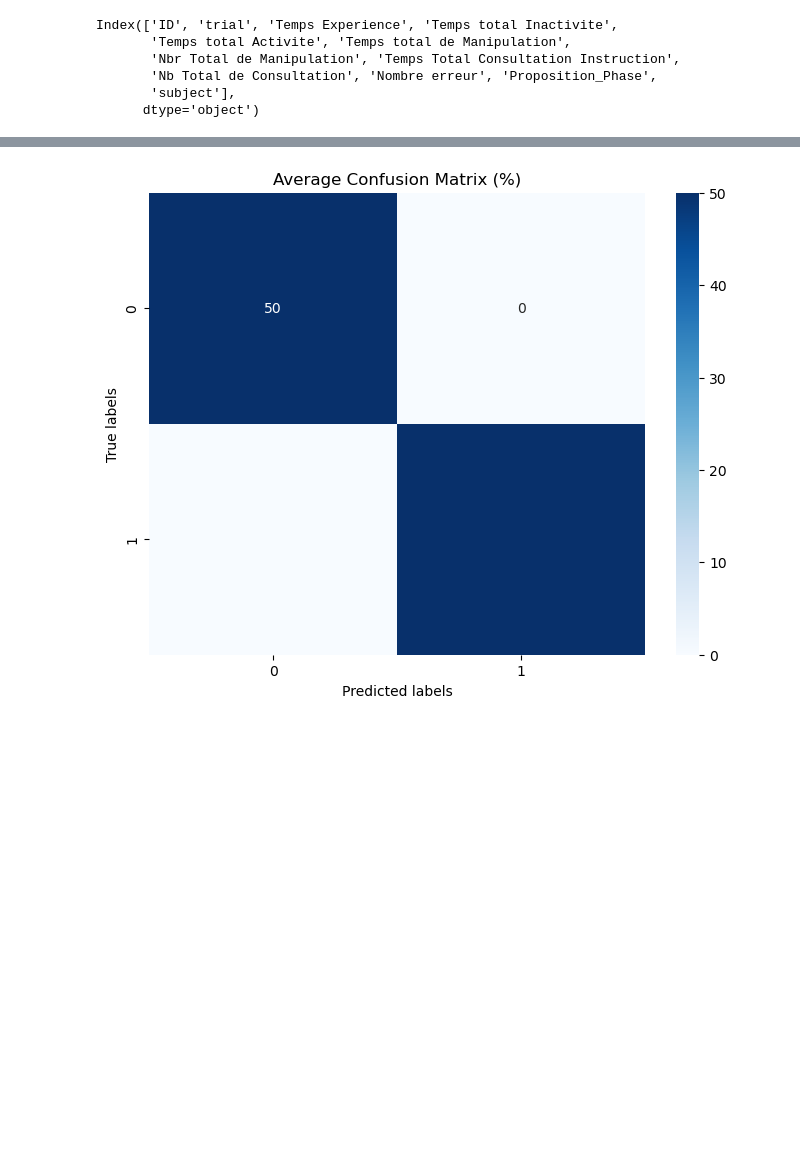
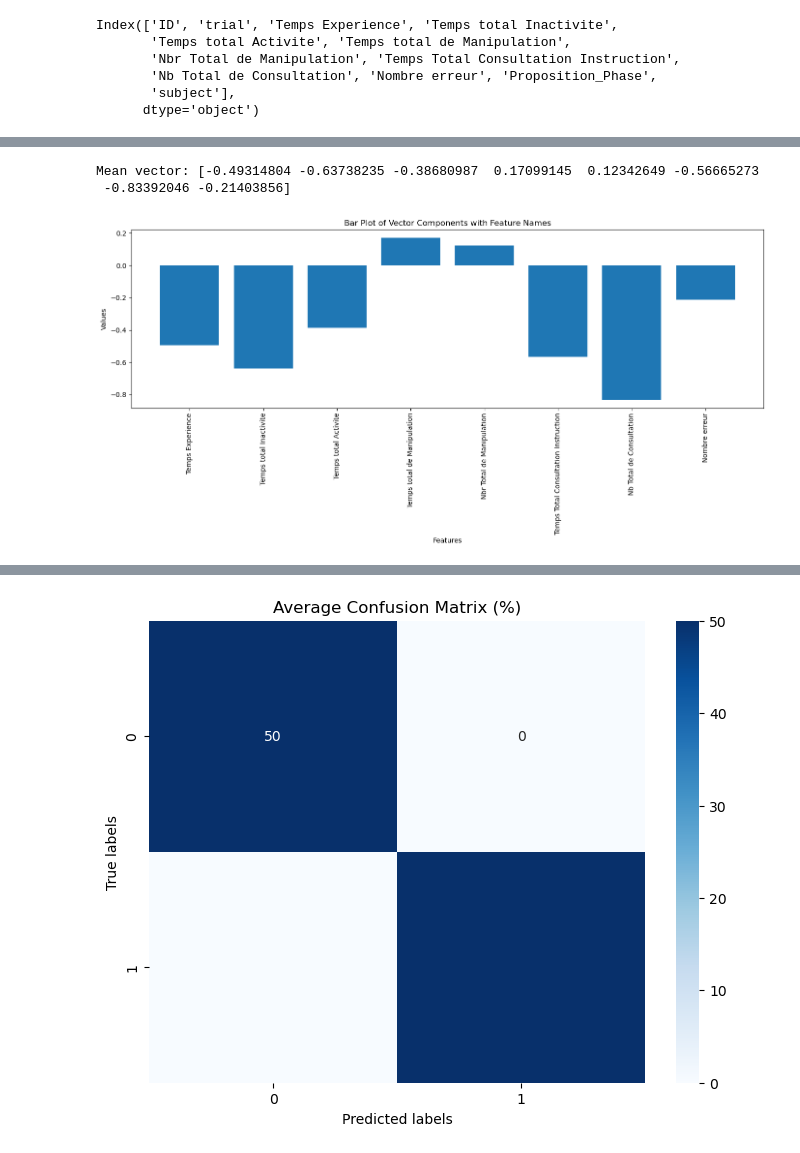
Before and after one commit to Momellouky/MentalWorkload-PhysiologicalSignals-ML_, a Jupyter notebook: src/notebooks/physio_and_cpt_signals.ipynb, the cells around one changed output, grey strips where cells are left out. Cells and saved outputs as stored; diff of their text form; code cells hidden in the pictures; blank space fills up the shorter version.

Commit message:
feat: train the combined model
The combined model uses both physio and behavioral data to predict low
vs high mental workload

```diff
--- a/src/notebooks/physio_and_cpt_signals.ipynb
+++ b/src/notebooks/physio_and_cpt_signals.ipynb
@@ -849 +891,3 @@ cpt_norm_f = cpt_norm_f[cpt_norm_f['subject'] != 'S57']
+# %%
+f_cpt_df_f = f_cpt_df_f[f_cpt_df_f['subject'] != 'S57']
 # %%
@@ -922,9 +972,9 @@ dummy_model = DummyClassifier(strategy="most_frequent")
 
 logo = LeaveOneGroupOut()
 
-subject_grps = cpt_norm_f.subject.unique()
-X = cpt_norm_f.drop(columns=['ID', 'trial', 'subject', 'Proposition_Phase', 'label'])
-y = cpt_norm_f.label
+subject_grps = f_cpt_df_f.subject.unique()
+X = f_cpt_df_f.drop(columns=['ID', 'trial', 'subject', 'Proposition_Phase', 'label'])
+y = f_cpt_df_f.label
 
 dummy_accuracies_lst = []
 dummy_cm_lst = []
@@ -935,16 +985,16 @@ counter = 1
 
 
 print(f"- Start the training process")
-all_subjects = cpt_norm_f.subject.unique()
+all_subjects = f_cpt_df_f.subject.unique()
 accuracies_lst = []
 f1_scores_lst = []
 recall_score_lst = []
 #loop over all conditions
 for idx, subject_ID in enumerate(all_subjects):
-    x_train = cpt_norm_f.loc[cpt_norm_f['subject'] != subject_ID].drop(['ID', 'trial', 'subject', 'Proposition_Phase', 'label'], axis=1)
-    x_test = cpt_norm_f.loc[cpt_norm_f['subject'] == subject_ID].drop(['ID', 'trial', 'subject', 'Proposition_Phase', 'label'], axis=1)
-    y_train = cpt_norm_f.loc[cpt_norm_f['subject'] != subject_ID]['label']
-    y_test = cpt_norm_f.loc[cpt_norm_f['subject'] == subject_ID]['label']
+    x_train = f_cpt_df_f.loc[f_cpt_df_f['subject'] != subject_ID].drop(['ID', 'trial', 'subject', 'Proposition_Phase', 'label'], axis=1)
+    x_test = f_cpt_df_f.loc[f_cpt_df_f['subject'] == subject_ID].drop(['ID', 'trial', 'subject', 'Proposition_Phase', 'label'], axis=1)
+    y_train = f_cpt_df_f.loc[f_cpt_df_f['subject'] != subject_ID]['label']
+    y_test = f_cpt_df_f.loc[f_cpt_df_f['subject'] == subject_ID]['label']
 
     dummy_model.fit(X=x_train, y=y_train)
 
@@ -1084,3 +1154,34 @@ fold : 14, subject : S9, accuracy : 1.0
+# %%
+comb_array = np.vstack(coefs_cpt_data)
+
+# Compute the mean vector
+mean_vector = np.mean(comb_array, axis=0)
+
+print("Mean vector:", mean_vector)
+# %% [output]
+Mean vector: [-0.49314804 -0.63738235 -0.38680987  0.17099145  0.12342649 -0.56665273
+ -0.83392046 -0.21403856]
+# %%
+feature_names = ['Temps Experience', 'Temps total Inactivite',
+       'Temps total Activite', 'Temps total de Manipulation',
+       'Nbr Total de Manipulation', 'Temps Total Consultation Instruction',
+       'Nb Total de Consultation', 'Nombre erreur']
+# %%
+vector_flat = mean_vector.flatten()
+
+# Ensure the length of feature names matches the vector length
+
+# Create the bar plot
+plt.figure(figsize=(14, 7))
+plt.bar(range(len(vector_flat)), vector_flat, tick_label=feature_names)
+plt.xticks(rotation=90)
+plt.xlabel('Features')
+plt.ylabel('Values')
+plt.title('Bar Plot of Vector Components with Feature Names')
+plt.tight_layout()  # Adjust layout to prevent clipping of tick-labels
+plt.show()
+# %% [output]
+[figure, added]
 # %%
 mean_accuracy
 # %% [output]
```
Also changed, not shown: parts of 40 cells of this notebook.
